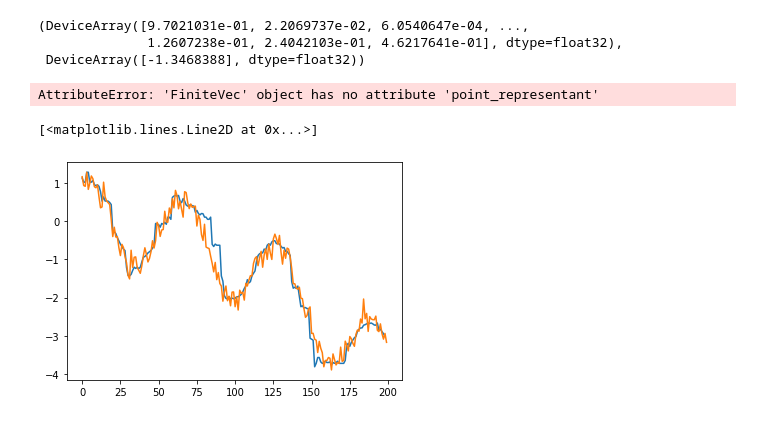
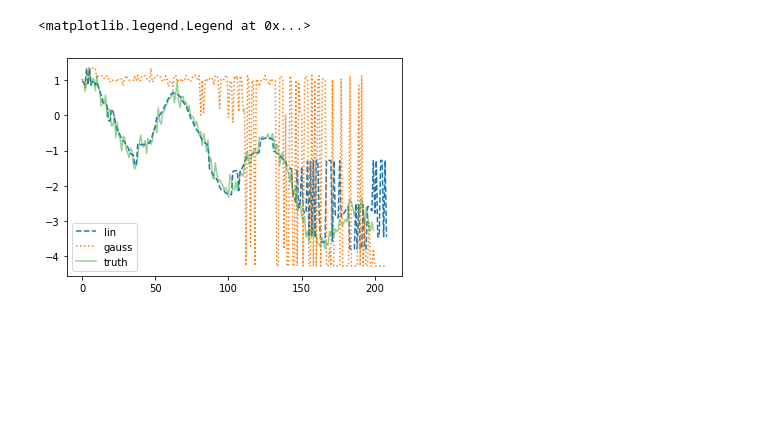
Before and after one commit to zalandoresearch/JaxRK, a Jupyter notebook: examples/Process_kernels_experiments.ipynb, the cells around one changed output. Cells and saved outputs as stored; diff of their text form; code cells hidden in the pictures; blank space fills up the shorter version.

Commit message:
Efficient rollout experiments

```diff
--- a/examples/Process_kernels_experiments.ipynb
+++ b/examples/Process_kernels_experiments.ipynb
@@ -70,7 +59,0 @@ invec_gg.inspace_points.shape
-# %%
-invec_inf = SpVec(out_kern, np.hstack((x[:200], y[:200])), np.array([200]), use_subtrajectories = False, use_inner="gen_gauss")
-multiply(cd_gg, invec_gg).prefactors, multiply(cd_gg, invec_inf).point_representant()
-# %% [output]
-(DeviceArray([9.7021031e-01, 2.2069737e-02, 6.0540647e-04, ...,
-              1.2607238e-01, 2.4042103e-01, 4.6217641e-01], dtype=float32),
- DeviceArray([-1.3468388], dtype=float32))
@@ -90,17 +60,30 @@ for j in range(1):
-# %%
-invec_inf = SpVec(out_kern, np.hstack((x[:200], y[:200])), np.array([200]), use_subtrajectories = False, use_inner="gen_gauss")
-current_hist = invec_inf
-rval[-1].append(multiply(cd_gg, current_hist).point_representant())
-new_point = np.array((current_hist.inspace_points[-1, 0] + inc, rval[-1][-1][-1]))
-current_hist = SpVec(out_kern, np.vstack([current_hist.inspace_points, new_point]), np.array([len(current_hist.inspace_points) + 1]), use_subtrajectories = False, use_inner="gen_gauss")
-new_mult = multiply(cd_gg, current_hist)
-# %% [output]
-AttributeError: 'FiniteVec' object has no attribute 'point_representant'
+# %%
+cmo_gg = Cmo(invec_gg, outvec)
+cmo_lin = Cmo(invec_lin, outvec)
+cmo_pol = Cmo(invec_pol, outvec)
+# %%
+from tqdm import tqdm
+
+
+samps = {}
+for (use_inner, cmo) in [("gen_gauss", cmo_gg), ("linear", cmo_lin), ("poly", cmo_pol), ]:
+    print(use_inner)
+    invec_inf = SpVec(out_kern, np.hstack((x[:200], y[:200])), np.array([200]), use_subtrajectories = False, use_inner="gen_gauss")
+    ro = RolloutSpVec(cmo, invec_inf, 1)
+    rval = []
+    for i in tqdm(range(1, 210)):
+        new_point = cur_ro.current_outp_emb.point_representant()
+        rval.append(new_point)
+        cur_ro.update(new_point)
+    samps[use_inner] = rval
 # %%
-rv = np.array(rval).squeeze()
-pl.plot(rv)
+rv_gauss = np.array(rval[:1]).squeeze()
+# prefactor of 600. This is very brittle and highly dependend on the prefactor
+pl.plot(rv_lin, "--", label = "lin")
+pl.plot(rv_gauss, ":", label = "gauss")
 #pl.fill_between(range(300), rv.mean(0)-rv.std(0), rv.mean(0)+rv.std(0), alpha=0.5)
-pl.plot(y.flatten()[200:])
+pl.plot(y.flatten()[200:], label="truth", alpha=0.5)
+pl.legend(loc="best")
 # %% [output]
-[<matplotlib.lines.Line2D at 0x...>]
+<matplotlib.legend.Legend at 0x...>
-[figure, old version]
+[figure, new version]
```
Also changed, not shown: parts of 14 cells of this notebook, 1 other file.
